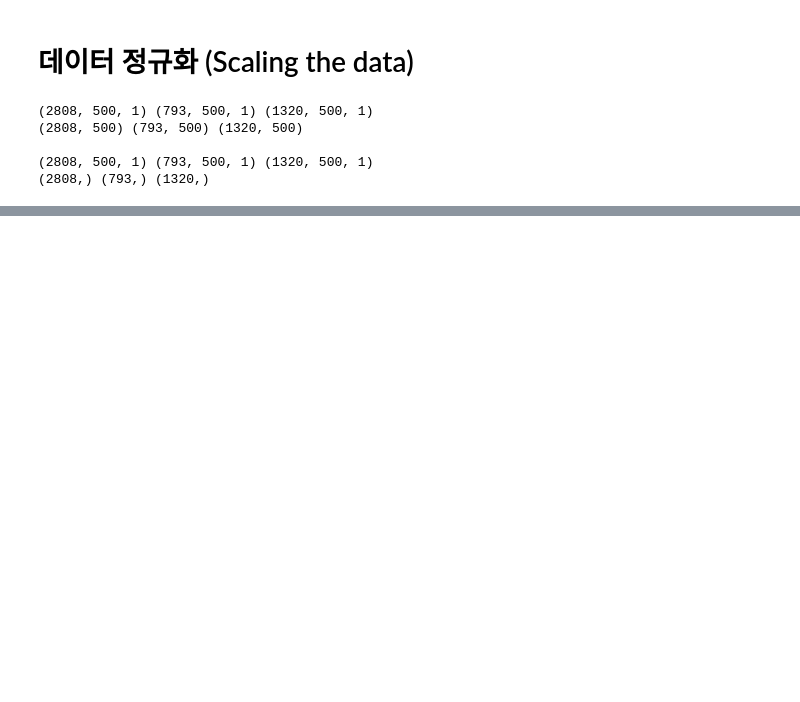
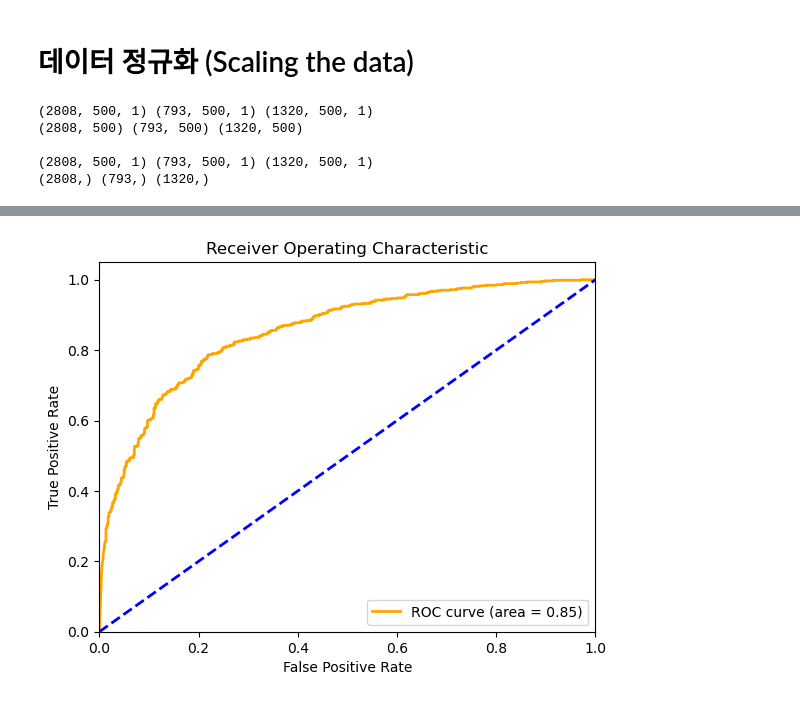
Before and after one commit to 1TAEKIM/Improvement-of-defect-rate, a Jupyter notebook: LSTM_FordA.ipynb, the cells around one changed output, grey strips where cells are left out. Drawn from its saved outputs; the diff is of its cells as text; code cells hidden in the pictures; blank space fills up the shorter version.

```diff
--- a/LSTM_FordA.ipynb
+++ b/LSTM_FordA.ipynb
@@ -376,0 +485,81 @@ class GetBest(Callback):
+# %%
+# 배치 생성기 (x, y 데이터를 받아서 주어진 배치 크기로 분할하여 생성)
+def batch_generator_s(x, y, seq_len, batch_size=32):
+    num_samples = len(x)
+    while True:
+        for offset in range(0, num_samples, batch_size):
+            batch_x = x[offset:offset+batch_size, :seq_len, :]
+            batch_y = y[offset:offset+batch_size]
+            yield batch_x, batch_y
+
+
+# 하이퍼파라미터 설정
+seq_len = 500 # 입력 시퀀스의 길이
+STEPS = 50 # 각 epoch당 배치 개수
+EPOCHS = 60 # 학습 epochs 수
+
+model_d = Sequential()
+
+model_d.add(LSTM(units=100, # LSTM 층을 추가하여 100개의 유닛을 사용
+                 return_sequences=True, # 각 타임스텝의 출력을 다음 층으로 전달                     !!!! (시계열 데이터 이기 떄문에 중요해보임)
+                 input_shape=(seq_len, 1)))
+
+model_d.add(Flatten()) # 다차원 출력을 1차원으로 변환
+model_d.add(Dense(100, activation='relu')) # relu 활성화 함수 사용
+model_d.add(Dense(1, activation='sigmoid')) # 이진 분류를 위한 sigmoid 활성화 함수 사용
+
+model_d.compile(loss='binary_crossentropy', optimizer='adam', metrics=['accuracy'])
+model_d.summary()
+
+NAME = f"td_fordA-{seq_len}seq_{int(time())}" # 모델 이름 설정
+# 데이터 준비
+# x_train, y_train_s, x_val, y_val_s, x_test, y_test_s 변수가 정의되어 있다고 가정
+gen_train = batch_generator_s(x_train, y_train_s, seq_len)
+gen_val = batch_generator_s(x_val, y_val_s, seq_len)
+
+tensorboard = TensorBoard(log_dir='Logs/{}'.format(NAME)) # 학습 로그 기록
+
+# 검증 손실이 가장 낮을 때 모델 가중치 저장
+checkp = ModelCheckpoint('./LSTM_best.weights.h5', monitor='val_loss', verbose=0, save_best_only=True, save_weights_only=True, mode='auto', save_freq='epoch')
+
+# callback 설정(학습 도중 가장 높은 검증 정확도를 기록)
+class GetBest(Callback):
+    def __init__(self, monitor='val_accuracy', verbose=1, mode='max'):
+        super(GetBest, self).__init__()
+        self.monitor = monitor
+        self.verbose = verbose
+        self.mode = mode
+        self.best = -np.Inf if mode == 'max' else np.Inf
+
+    def on_epoch_end(self, epoch, logs=None):
+        current = logs.get(self.monitor)
+        if self.mode == 'max':
+            if current > self.best:
+                self.best = current
+                if self.verbose:
+                    print(f'Epoch {epoch+1}: {self.monitor} improved to {self.best:.5f}')
+        else:
+            if current < self.best:
+                self.best = current
+                if self.verbose:
+                    print(f'Epoch {epoch+1}: {self.monitor} improved to {self.best:.5f}')
+
+best = GetBest(monitor='val_accuracy', verbose=1, mode='max')
+
+callbacks = [best, tensorboard, checkp]
+
+# 모델 학습
+model_d.fit(gen_train,
+            epochs=EPOCHS,
+            steps_per_epoch=STEPS,
+            validation_data=gen_val,
+            validation_steps=STEPS,
+            callbacks=callbacks)
+
+# 모델 평가
+scores = model_d.evaluate(x_test[:, :seq_len, :], y_test_s, verbose=0)
+print("%s: %.2f%%" % (model_d.metrics_names[1], scores[1] * 100))
+
+pred = draw_roc_keras(model_d, x_test[:, :seq_len, :], y_test_s)
+print("%s: %.2f%%" % (model_d.metrics_names[1], scores[1] * 100))
+# %% [output]
@@ -376,0 +598 @@ class GetBest(Callback):
+[figure, added]
```
Also changed, not shown: parts of 39 cells of this notebook.
